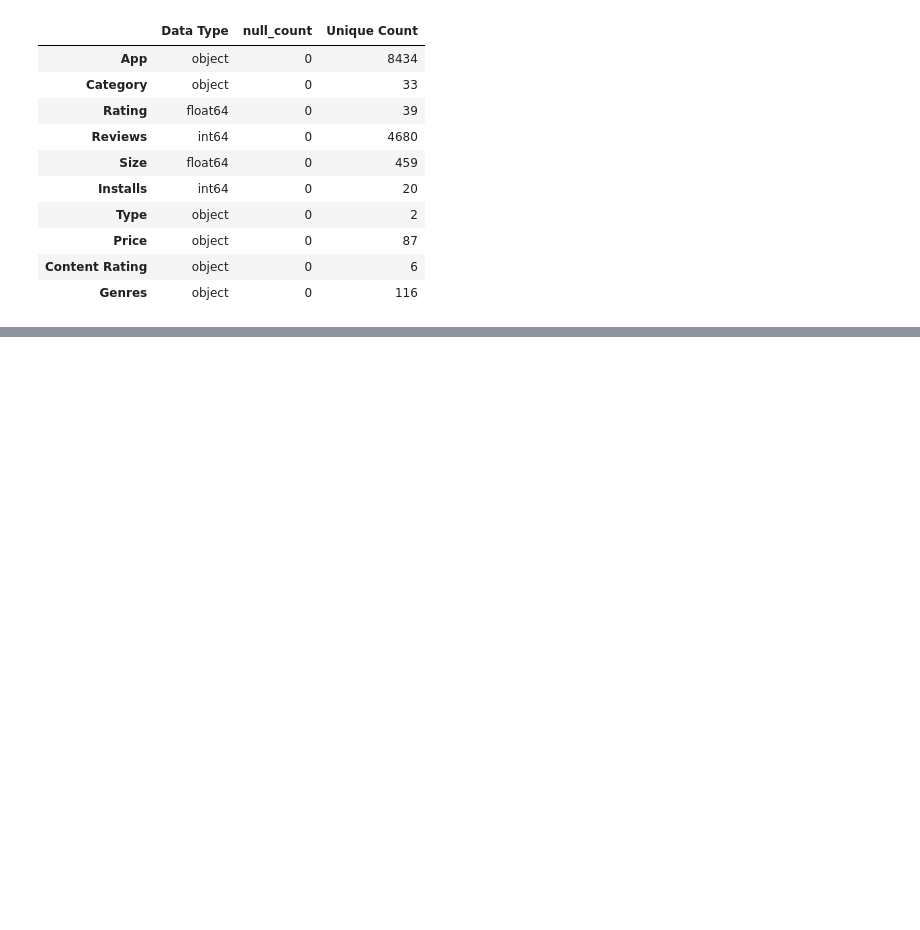
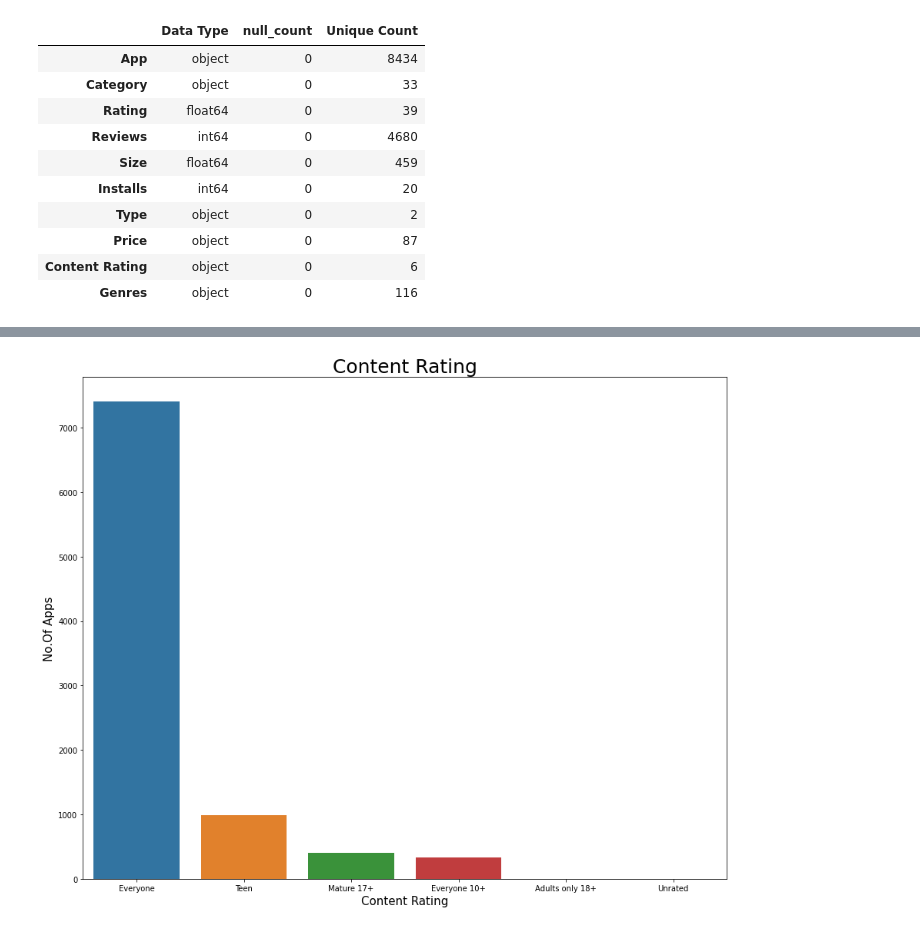
Before and after one commit to MohammedSaudh/Play-Store-App-Review-Analysis, a Jupyter notebook: Play_Store_App_Review_Analysis_Capstone_Project.ipynb, the cells around one changed output, grey strips where cells are left out. Cells and saved outputs as stored; diff of their text form; code cells hidden in the pictures; blank space fills up the shorter version.

```diff
--- a/Play_Store_App_Review_Analysis_Capstone_Project.ipynb
+++ b/Play_Store_App_Review_Analysis_Capstone_Project.ipynb
@@ -336,0 +397,2 @@ printinfo()
+# %%
+content_rating_wise_distribution = play_store_data['Content Rating'].value_counts().reset_index().rename(columns={'index':'Content Rating', 'Content Rating':'No.Of Apps'})
@@ -336,0 +409,8 @@ printinfo()
+# %%
+plt.figure(figsize = (15,12))
+plt.ylabel('No.Of Apps', fontsize=15)
+plt.xlabel('Content Rating', fontsize=15)
+plt.title('Content Rating', size=25)
+sns.barplot(x='Content Rating', y='No.Of Apps', data=content_rating_wise_distribution);
+# %% [output]
+[figure, added]
```
Also changed, not shown: parts of 15 cells of this notebook.
